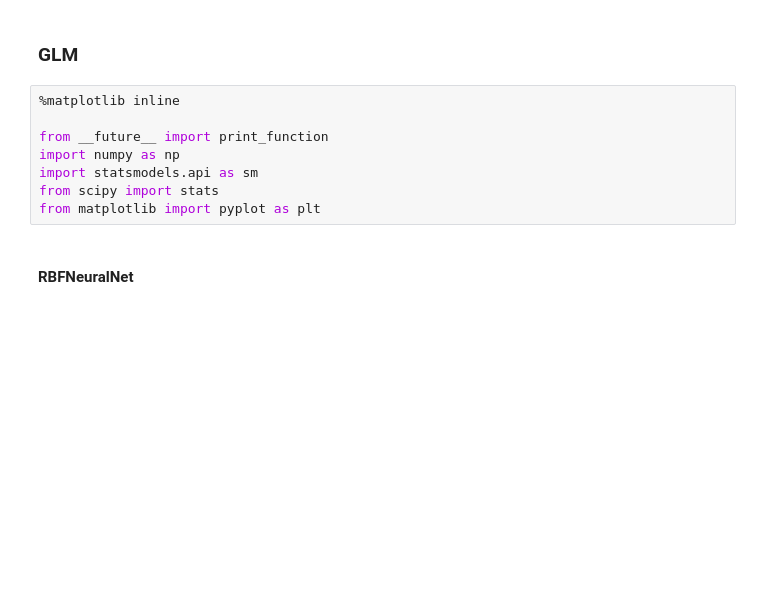
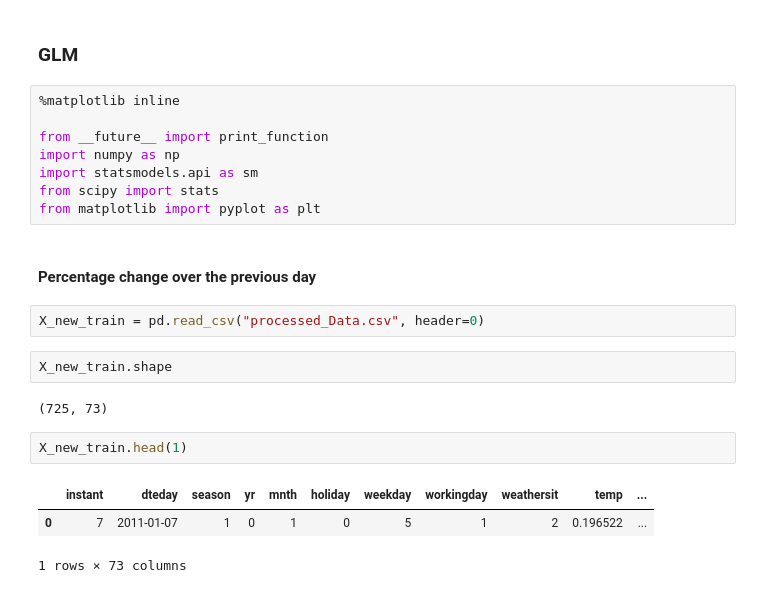
Before and after one commit to santi81/bike_sharing, a Jupyter notebook: Bike_renting.ipynb, the cells around one changed output. Saved outputs shown, nothing was run; the diff lists cells and outputs as text; blank space fills up the shorter version.

Commit message:
Wierd Result with percentage changes

```diff
--- a/Bike_renting.ipynb
+++ b/Bike_renting.ipynb
@@ -293,5 +378,17 @@ import numpy as np
 import statsmodels.api as sm
 from scipy import stats
 from matplotlib import pyplot as plt
-# %% [markdown]
-#### RBFNeuralNet
+# %% [markdown]
+#### Percentage change over the previous day
+# %%
+X_new_train = pd.read_csv("processed_Data.csv", header=0)
+# %%
+X_new_train.shape
+# %% [output]
+(725, 73)
+# %%
+X_new_train.head(1)
+# %% [output]
+|  | instant | dteday | season | yr | mnth | holiday | weekday | workingday | weathersit | temp | ... |
+| 0 | 7 | 2011-01-07 | 1 | 0 | 1 | 0 | 5 | 1 | 2 | 0.196522 | ... |
+1 rows × 73 columns
```
Also changed, not shown: parts of 19 cells of this notebook.
